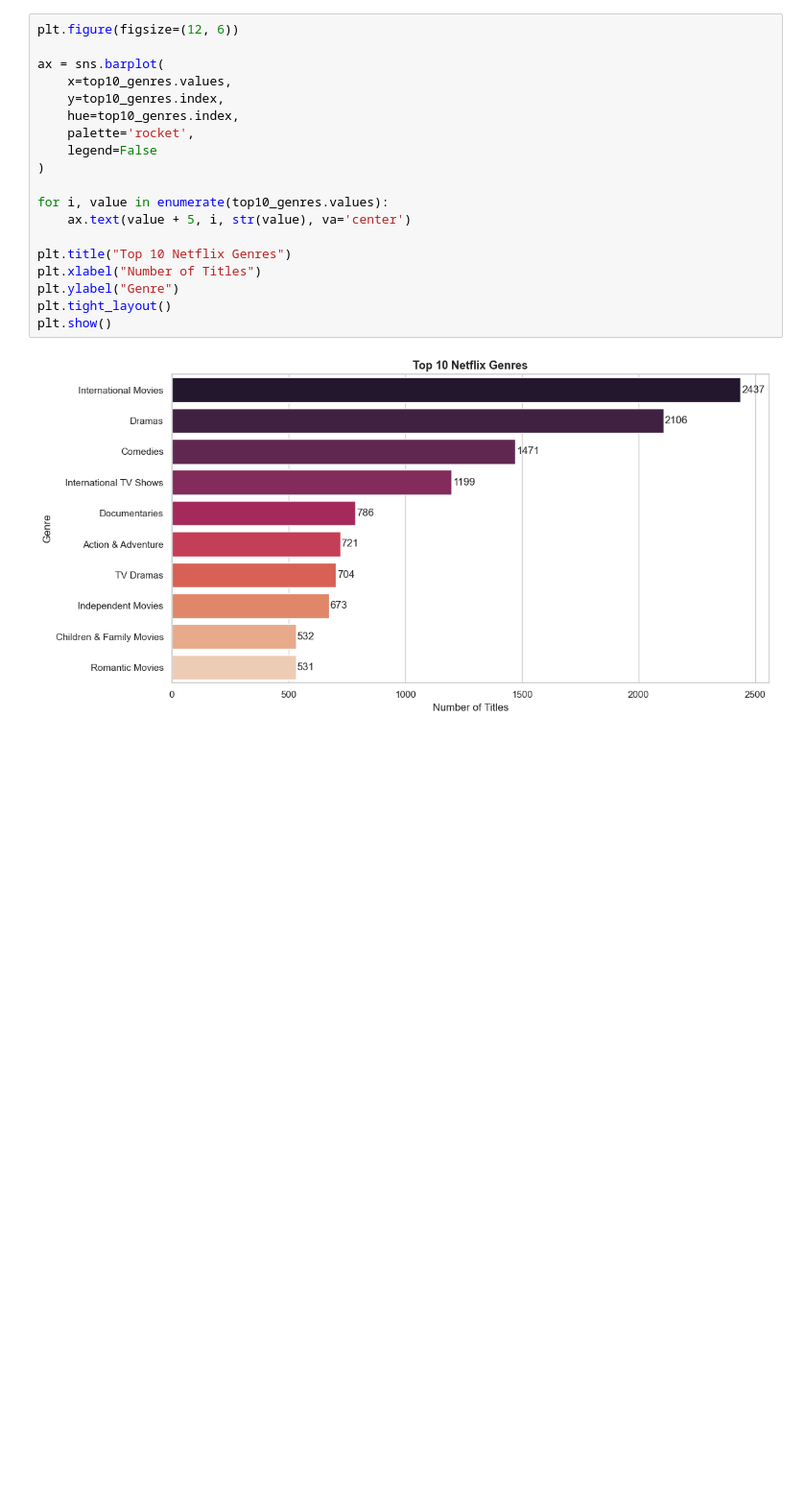
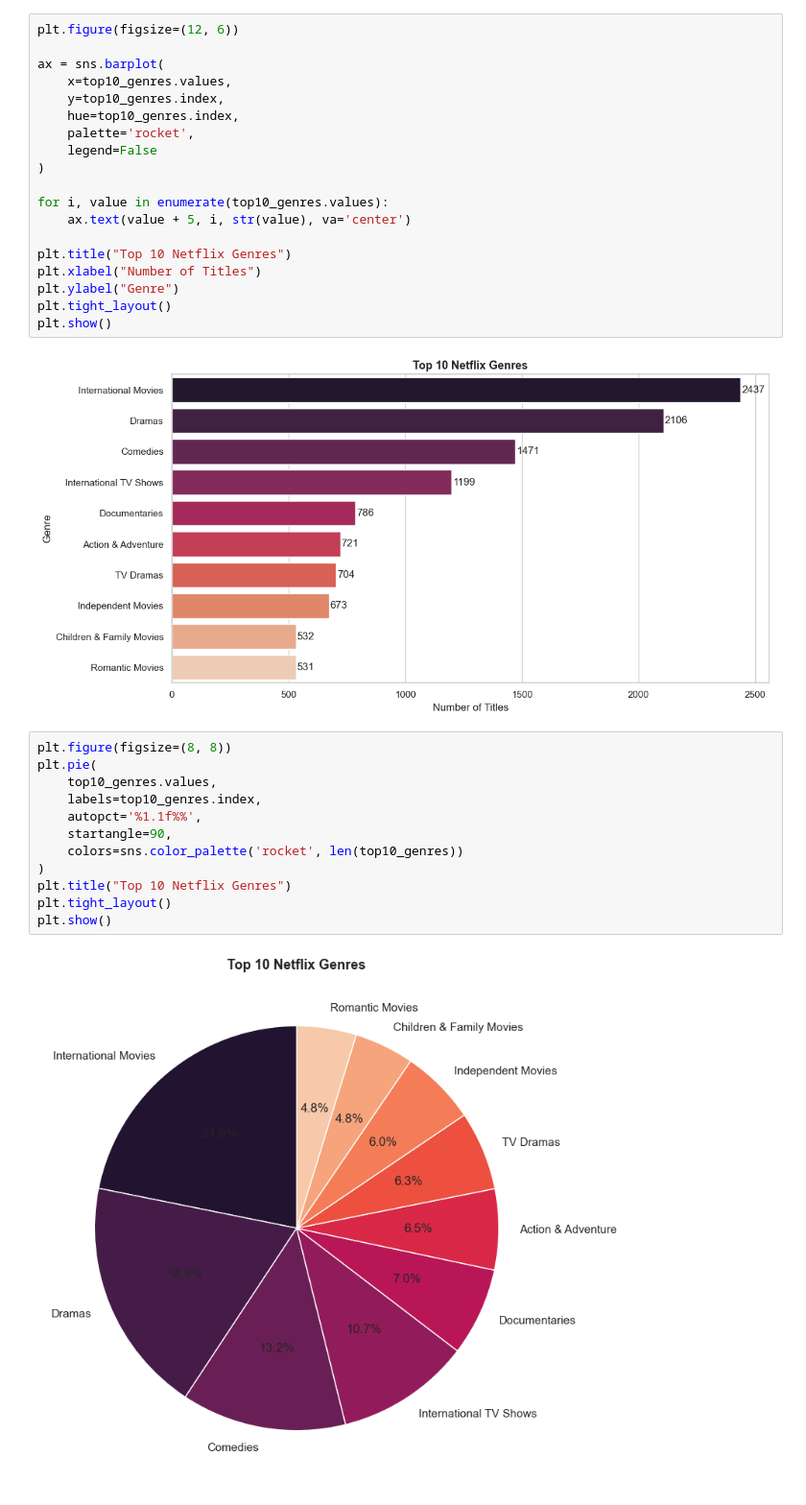
Before and after one commit to PragyaRana/DS_Training, a Jupyter notebook: Mini_Project_4.ipynb, the cells around one changed output. Shown at 96% size. Drawn from its saved outputs; the diff is of its cells as text; blank space fills up the shorter version.

```diff
--- a/Mini_Project_4.ipynb
+++ b/Mini_Project_4.ipynb
@@ -792,3 +792,17 @@ plt.tight_layout()
 plt.show()
 # %% [output]
 [figure]
+# %%
+plt.figure(figsize=(8, 8))
+plt.pie(
+    top10_genres.values,
+    labels=top10_genres.index,
+    autopct='%1.1f%%',
+    startangle=90,
+    colors=sns.color_palette('rocket', len(top10_genres))
+)
+plt.title("Top 10 Netflix Genres")
+plt.tight_layout()
+plt.show()
+# %% [output]
+[figure, added]
```
